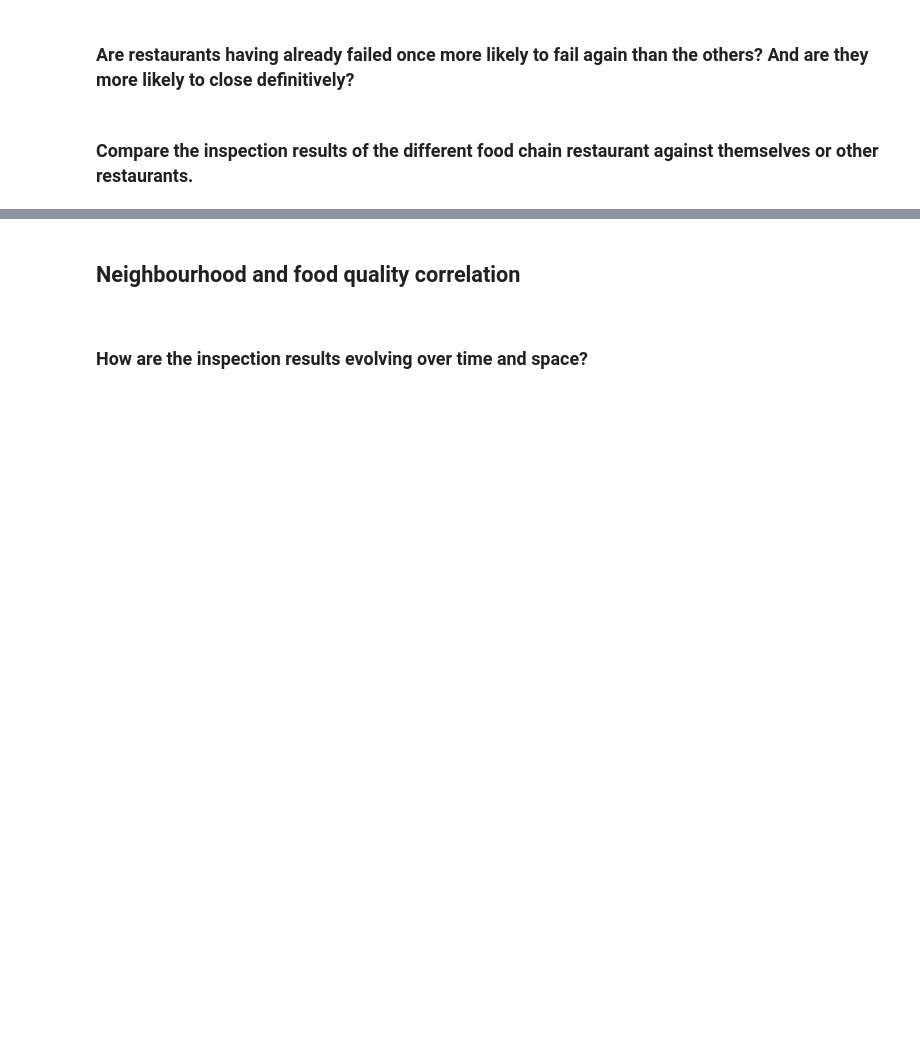
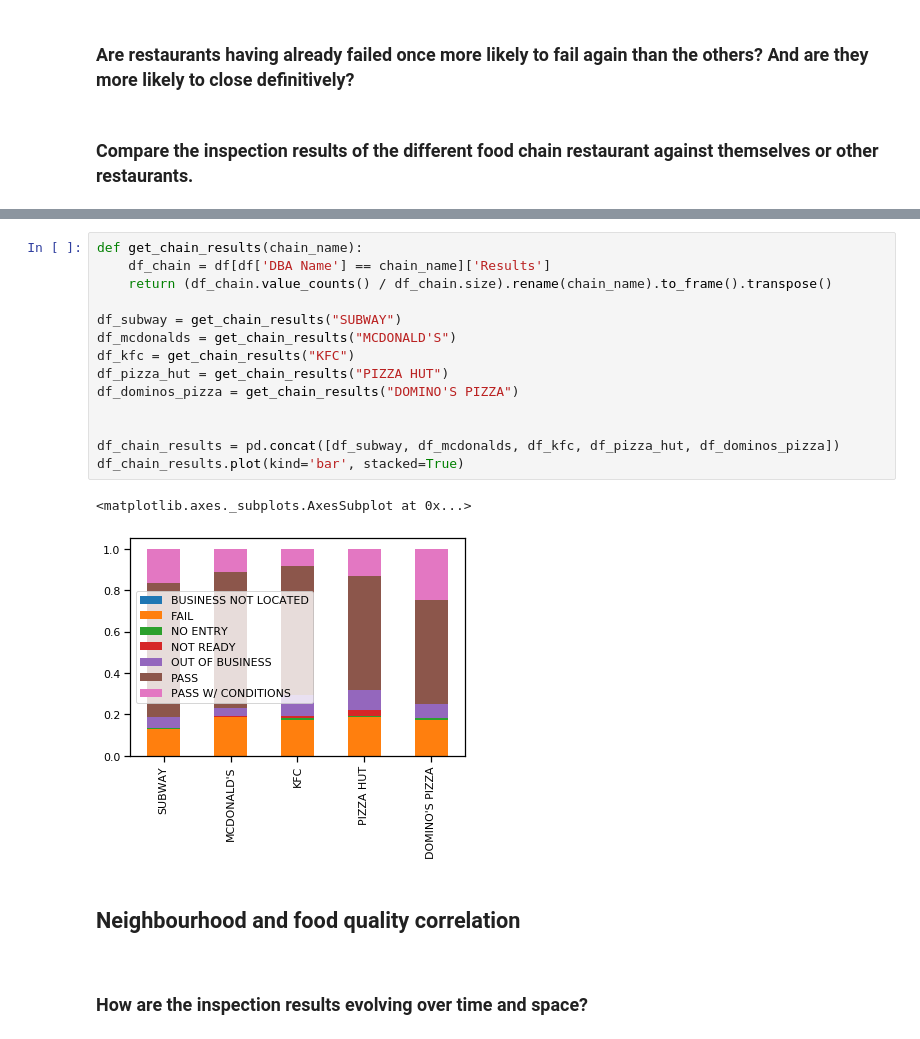
Before and after one commit to Gondolav/ADA-project, a Jupyter notebook: notebook.ipynb, the cells around one changed output, grey strips where cells are left out. Saved outputs shown, nothing was run; the diff lists cells and outputs as text; blank space fills up the shorter version.

Commit message:
Clean DBA Names + fast food chains question

```diff
--- a/notebook.ipynb
+++ b/notebook.ipynb
@@ -663,3 +741,20 @@ dtype: float64
+# %%
+def get_chain_results(chain_name):
+    df_chain = df[df['DBA Name'] == chain_name]['Results']
+    return (df_chain.value_counts() / df_chain.size).rename(chain_name).to_frame().transpose()
+
+df_subway = get_chain_results("SUBWAY")
+df_mcdonalds = get_chain_results("MCDONALD'S")
+df_kfc = get_chain_results("KFC")
+df_pizza_hut = get_chain_results("PIZZA HUT")
+df_dominos_pizza = get_chain_results("DOMINO'S PIZZA")
+
+
+df_chain_results = pd.concat([df_subway, df_mcdonalds, df_kfc, df_pizza_hut, df_dominos_pizza])
+df_chain_results.plot(kind='bar', stacked=True)
+# %% [output]
+<matplotlib.axes._subplots.AxesSubplot at 0x...>
+[figure, added]
 # %% [markdown]
 ## Neighbourhood and food quality correlation
 
```
Also changed, not shown: parts of 14 cells of this notebook.
